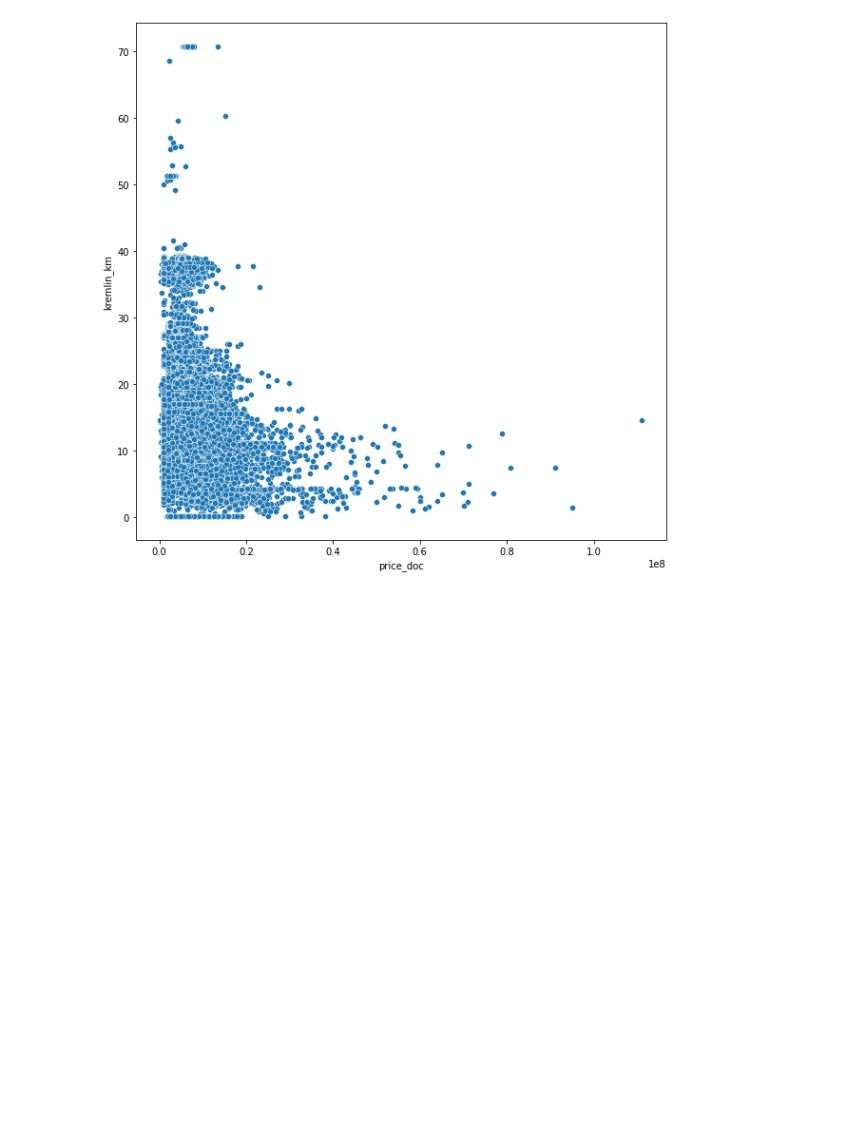
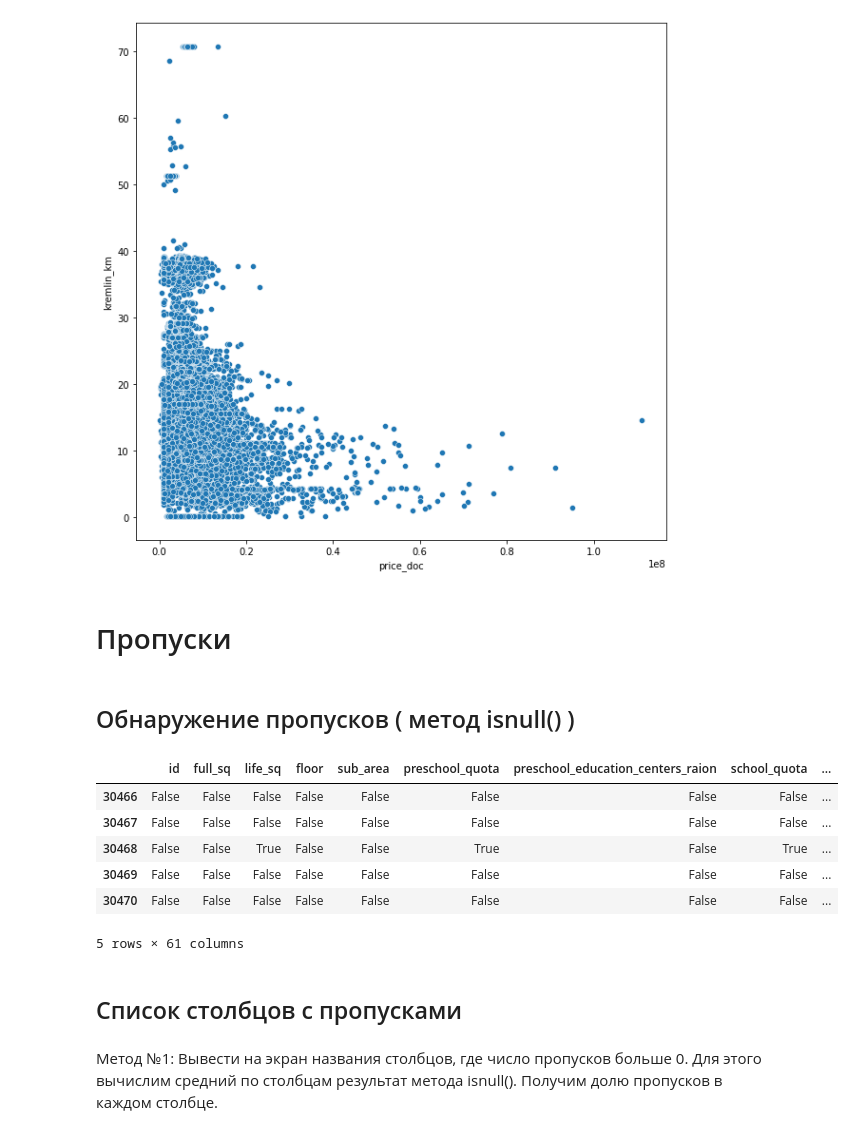
Before and after one commit to UdTatyana/SF-Data-Science, a Jupyter notebook: Skillfactory/PY_14 Очистка_данных/Theory_14.ipynb, the cells around one changed output. Drawn from its saved outputs; the diff is of its cells as text; code cells hidden in the pictures; blank space fills up the shorter version.

```diff
--- a/Skillfactory/PY_14 Очистка_данных/Theory_14.ipynb
+++ b/Skillfactory/PY_14 Очистка_данных/Theory_14.ipynb
@@ -79,3 +79,23 @@ scatterplot = sns.scatterplot(
 )
 # %% [output]
 [figure]
+# %% [markdown]
+# Пропуски
+# %% [markdown]
+## Обнаружение пропусков ( метод isnull() )
+# %%
+display(sber_data.isnull().tail())
+# %% [output]
+|  | id | full_sq | life_sq | floor | sub_area | preschool_quota | preschool_education_centers_raion | school_quota | ... |
+| 30466 | False | False | False | False | False | False | False | False | ... |
+| 30467 | False | False | False | False | False | False | False | False | ... |
+| 30468 | False | False | True | False | False | True | False | True | ... |
+| 30469 | False | False | False | False | False | False | False | False | ... |
+| 30470 | False | False | False | False | False | False | False | False | ... |
+5 rows × 61 columns
+# %% [markdown]
+## Список столбцов с пропусками
+# %% [markdown]
+Метод №1:
+Вывести на экран названия столбцов, где число пропусков больше 0.
+Для этого вычислим средний по столбцам результат метода isnull(). Получим долю пропусков в каждом столбце.
```
Also changed, not shown: parts of 5 cells of this notebook.
